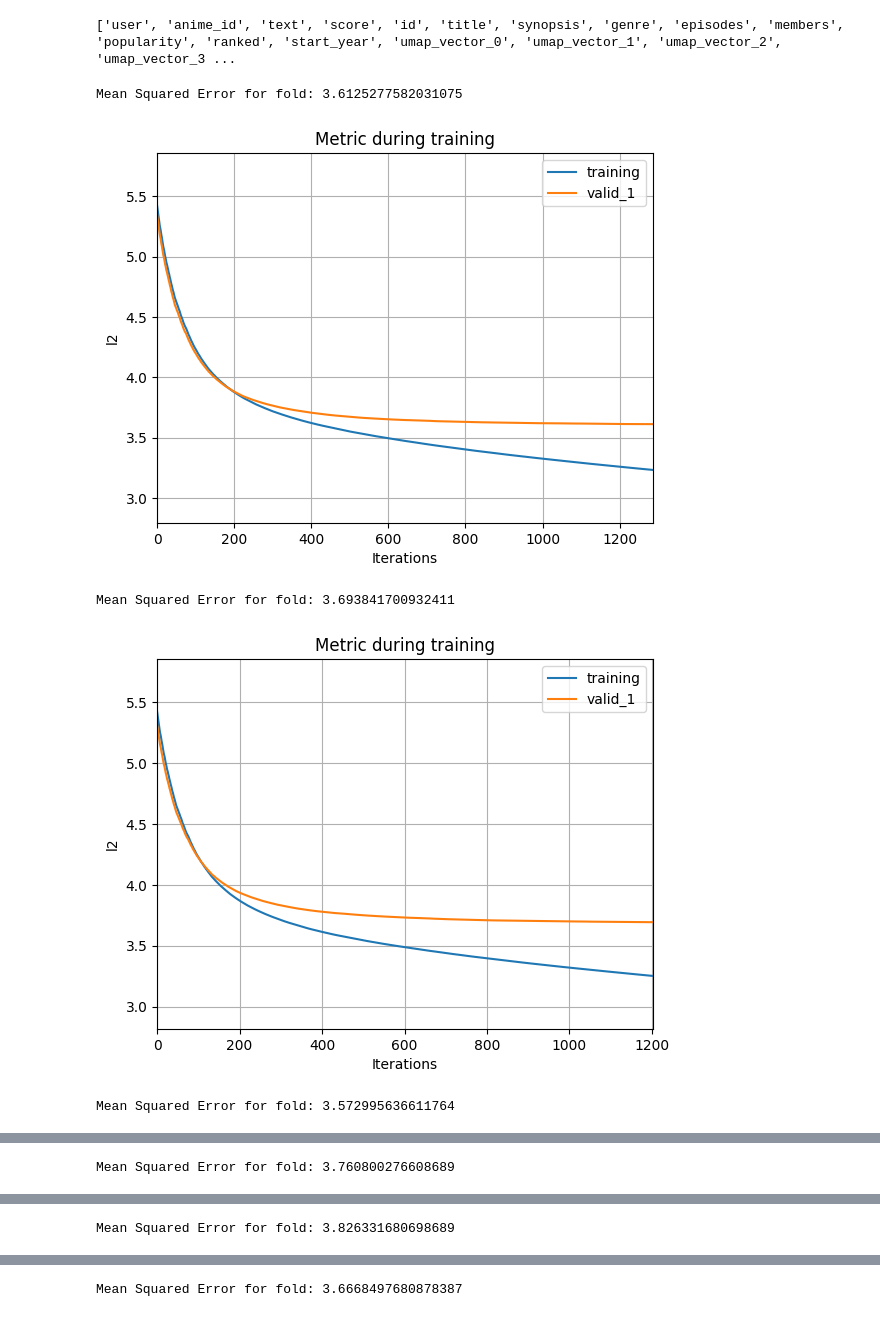
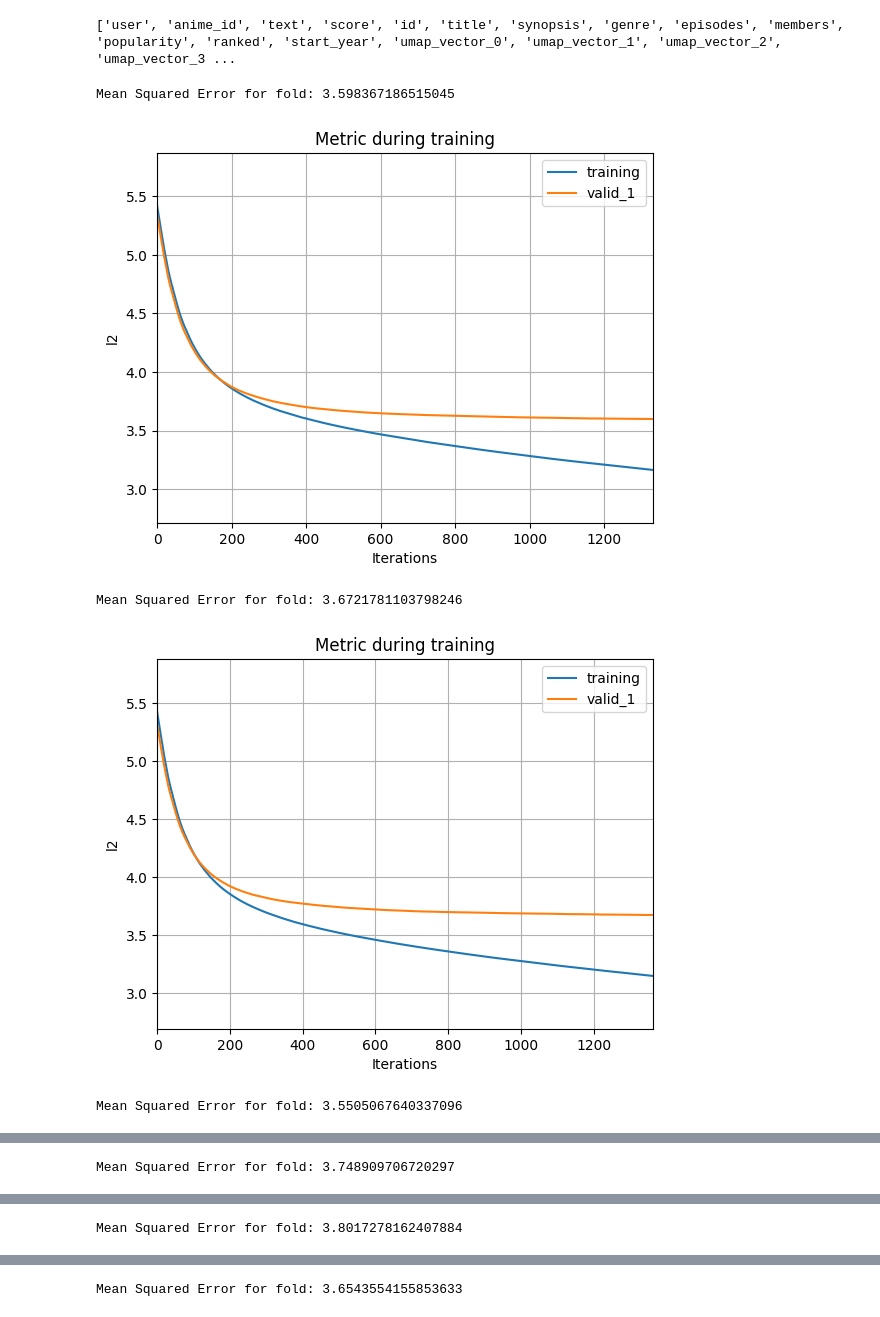
Before and after one commit to trasta298/trap_kaggle_23, a Jupyter notebook: src/trap/gbm.ipynb, the cells around one changed output, grey strips where cells are left out. Drawn from its saved outputs; the diff is of its cells as text; code cells hidden in the pictures.

```diff
--- a/src/trap/gbm.ipynb
+++ b/src/trap/gbm.ipynb
@@ -1,3 +1,8 @@
+# %%
+seeds = {
+    'random_state': 42,
+    'is_square': False,
+}
 # %%
 import pandas as pd
 
@@ -287,10 +292,10 @@ params = {
     'early_stopping_round': 20,
     'n_estimators': 10000,
     'learning_rate': 0.05,
-    'random_state': 42
+    'random_state': seeds['random_state'],
 }
 # 10分割のクロスバリデーション
-kf = KFold(n_splits=10, shuffle=True, random_state=42)
+kf = KFold(n_splits=10, shuffle=True, random_state=seeds['random_state'])
 
 # 各分割での評価スコアを保存
 scores = []
@@ -442,6 +447,24 @@ for cat_col in cat_cols:
                 temp = temp[new_col_name].to_dict()
                 train_data_merged[new_col_name] = train_data_merged[cat_col].map(temp)
                 test_data_merged[new_col_name] = test_data_merged[cat_col].map(temp)
+
+# aggregate features
+cat_cols = ['anime_id']
+agg_cols = ['text_len', 'age']
+agg_cols += [col for col in train_data_merged.columns if col.startswith('gender_')]
+agg_types = ['mean', 'std', 'max', 'min', 'sum']
+
+for cat_col in cat_cols:
+    for agg_col in agg_cols:
+        for agg_type in agg_types:
+            if cat_col != agg_col:
+                new_col_name = 'agg_' + cat_col + '_' + agg_col + '_' + agg_type
+                temp = train_data_merged[[cat_col, agg_col]]
+                temp = temp.groupby([cat_col])[agg_col].agg([agg_type]).reset_index().rename(columns={agg_type: new_col_name})
+                temp.index = list(temp[cat_col])  # type: ignore
+                temp = temp[new_col_name].to_dict()
+                train_data_merged[new_col_name] = train_data_merged[cat_col].map(temp)
+                test_data_merged[new_col_name] = test_data_merged[cat_col].map(temp)
 # %%
 # ['episodes', 'members', 'ranked', 'start_year', 'season', 'genre_*', 'gender', 'age'] カラムを特徴量として摘出する
 correct_features = ['episodes', 'members', 'ranked', 'start_year', 'age']
@@ -475,50 +498,52 @@ params = {
     'bagging_freq': 1,        # default = 0
     'bagging_fraction': 0.8,  # default = 1.0
     'max_depth': 9,
-    'random_state': 42,
+    'random_state': seeds['random_state'],
 }
 # 10分割のクロスバリデーション
-kf = KFold(n_splits=10, shuffle=True, random_state=42)
+kf = KFold(n_splits=10, shuffle=True, random_state=seeds['random_state'])
 
 # 各分割での評価スコアを保存
 scores = []
 
 for train_index, val_index in kf.split(x_train):
     x_train_fold, x_val_fold = x_train.iloc[train_index], x_train.iloc[val_index]
     y_train_fold, y_val_fold = y_train.iloc[train_index], y_train.iloc[val_index]
 
     sample_weight = x_train_fold['weight']
     x_train_fold = x_train_fold.drop(columns=['weight'])
     x_val_fold = x_val_fold.drop(columns=['weight'])
 
-    # 11から引いた上で平方根をとる
-    # y_train_fold = np.sqrt(11 - y_train_fold)  # type: ignore
-    # y_val_fold = np.sqrt(11 - y_val_fold)  # type: ignore
+    if seeds['is_square']:
+        # 11から引いた上で平方根をとる
+        y_train_fold = np.sqrt(11 - y_train_fold)  # type: ignore
+        y_val_fold = np.sqrt(11 - y_val_fold)  # type: ignore
 
     bst = lgb.LGBMRegressor(**params)
     bst.fit(x_train_fold, y_train_fold, eval_set=[(x_train_fold, y_train_fold), (x_val_fold, y_val_fold)], sample_weight=sample_weight)  # type: ignore
 
     # 予測
     y_pred = bst.predict(x_val_fold)
 
-    # (11から引いた上で平方根をとる)の逆変換
-    # y_pred = 11 - np.square(y_pred)  # type: ignore
-    # y_val_fold = 11 - np.square(y_val_fold)  # type: ignore
+    if seeds['is_square']:
+        # (11から引いた上で平方根をとる)の逆変換
+        y_pred = 11 - np.square(y_pred)  # type: ignore
+        y_val_fold = 11 - np.square(y_val_fold)  # type: ignore
 
     # 評価
     mse = mean_squared_error(y_val_fold, y_pred)  # type: ignore
     scores.append(mse)
     print(f'Mean Squared Error for fold: {mse}')
 
     lgb.plot_metric(bst)
     plt.show()
 
 # 全体の平均スコア
 mean_score = np.mean(scores)
 print(f'Mean Squared Error for 5-folds CV: {mean_score}')
 # %% [output]
-Mean Squared Error for fold: 3.6125277582031075
+Mean Squared Error for fold: 3.598367186515045
-[figure, old version]
+[figure, new version]
-Mean Squared Error for fold: 3.693841700932411
+Mean Squared Error for fold: 3.6721781103798246
-[figure, old version]
+[figure, new version]
-Mean Squared Error for fold: 3.572995636611764
+Mean Squared Error for fold: 3.5505067640337096
@@ -526 +551 @@ Mean Squared Error for fold: 3.572995636611764
-Mean Squared Error for fold: 3.760800276608689
+Mean Squared Error for fold: 3.748909706720297
@@ -528 +553 @@ Mean Squared Error for fold: 3.760800276608689
-Mean Squared Error for fold: 3.826331680698689
+Mean Squared Error for fold: 3.8017278162407884
@@ -530 +555 @@ Mean Squared Error for fold: 3.826331680698689
-Mean Squared Error for fold: 3.6668497680878387
+Mean Squared Error for fold: 3.6543554155853633
```
Also changed, not shown: parts of 4 cells of this notebook, 4 other files.
